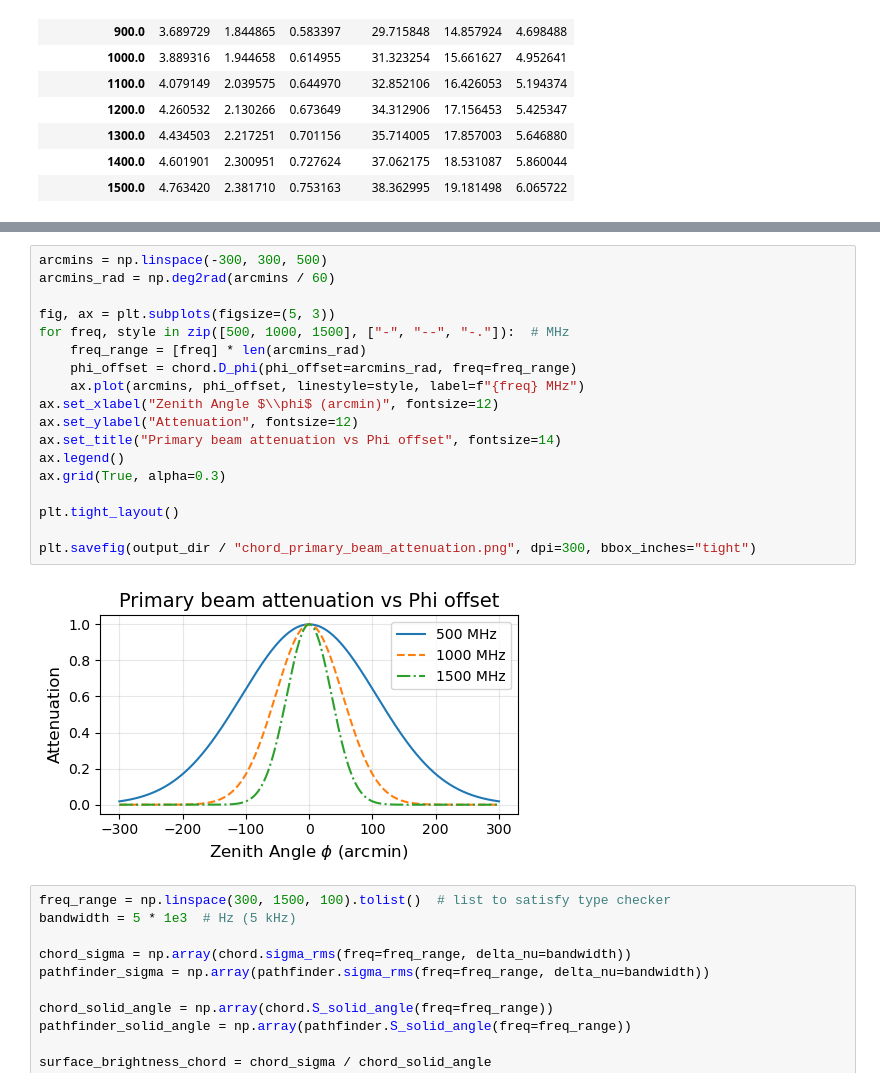
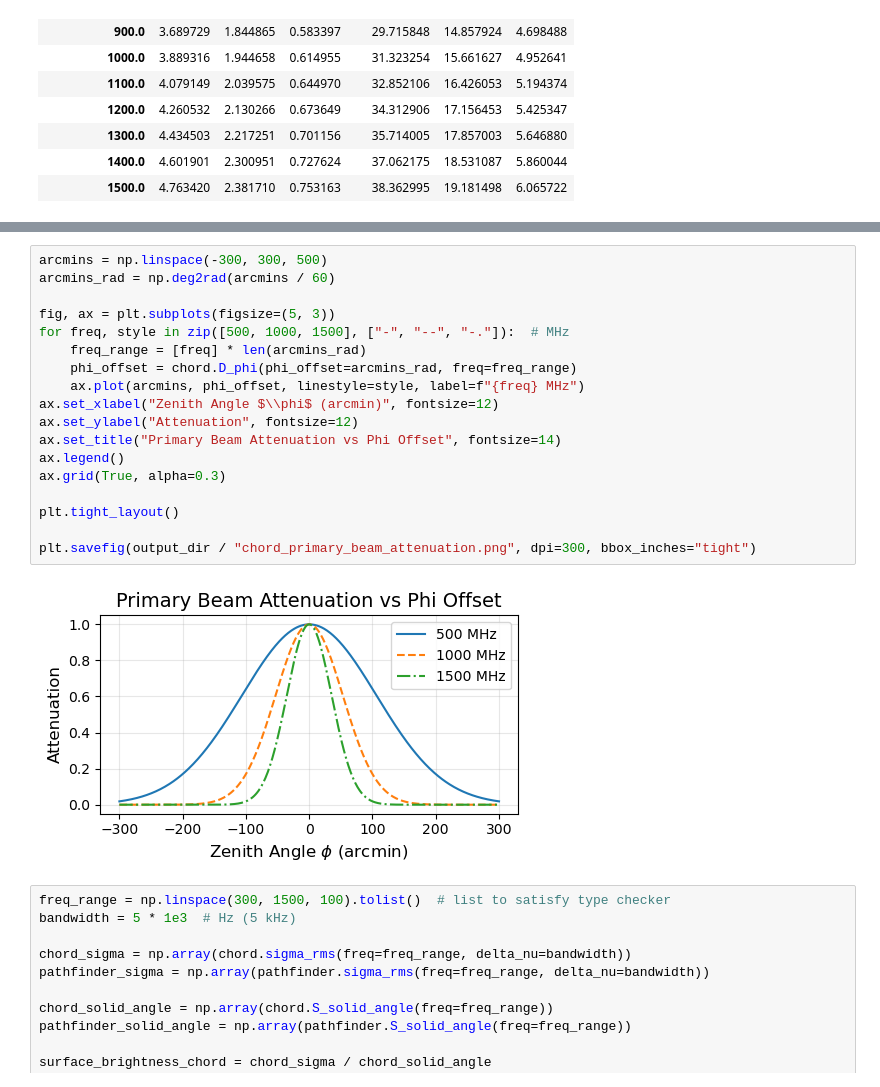
Before and after one commit to DuncanCSt/CHORD_Sensitivity, a Jupyter notebook: notebooks/sensitivity/noise_rms.ipynb, the cells around one changed output, grey strips where cells are left out. Saved outputs shown, nothing was run; the diff lists cells and outputs as text.

```diff
--- a/notebooks/sensitivity/noise_rms.ipynb
+++ b/notebooks/sensitivity/noise_rms.ipynb
@@ -119,23 +119,23 @@ plt.savefig(output_dir / "chord_pathfinder_angular_resolution.png", dpi=300, bbo
 # %%
 arcmins = np.linspace(-300, 300, 500)
 arcmins_rad = np.deg2rad(arcmins / 60)
 
 fig, ax = plt.subplots(figsize=(5, 3))
 for freq, style in zip([500, 1000, 1500], ["-", "--", "-."]):  # MHz
     freq_range = [freq] * len(arcmins_rad)
     phi_offset = chord.D_phi(phi_offset=arcmins_rad, freq=freq_range)
     ax.plot(arcmins, phi_offset, linestyle=style, label=f"{freq} MHz")
 ax.set_xlabel("Zenith Angle $\\phi$ (arcmin)", fontsize=12)
 ax.set_ylabel("Attenuation", fontsize=12)
-ax.set_title("Primary beam attenuation vs Phi offset", fontsize=14)
+ax.set_title("Primary Beam Attenuation vs Phi Offset", fontsize=14)
 ax.legend()
 ax.grid(True, alpha=0.3)
 
 plt.tight_layout()
 
 plt.savefig(output_dir / "chord_primary_beam_attenuation.png", dpi=300, bbox_inches="tight")
 # %% [output]
-[figure, old version]
+[figure, new version]
 # %%
 freq_range = np.linspace(300, 1500, 100).tolist()  # list to satisfy type checker
 bandwidth = 5 * 1e3  # Hz (5 kHz)
```
Also changed, not shown: parts of 2 cells of this notebook, 50 other files.
